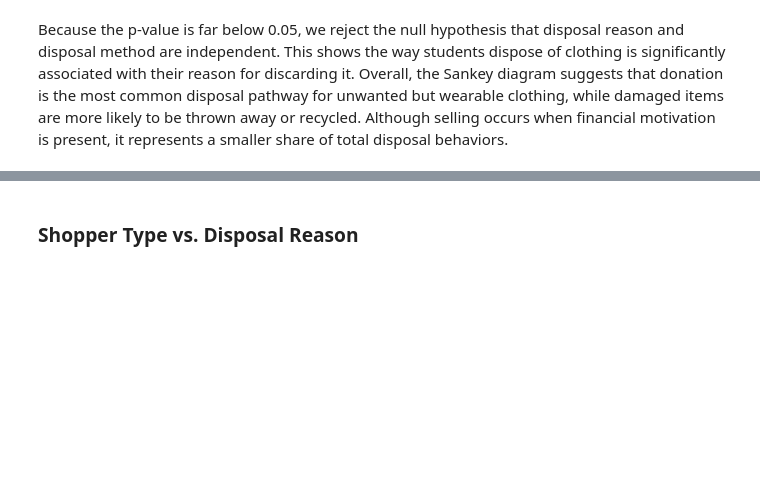
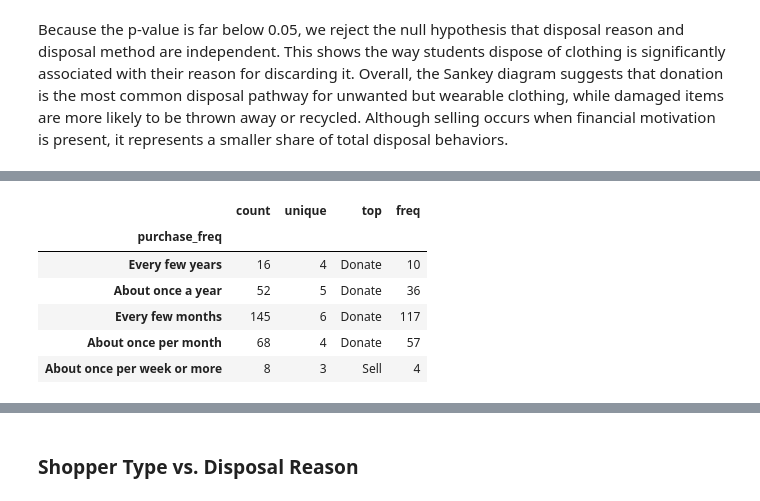
Before and after one commit to COGS108/Group018_WI26, a Jupyter notebook: 03-FinalProject.ipynb, the cells around one changed output, grey strips where cells are left out. Drawn from its saved outputs; the diff is of its cells as text; code cells hidden in the pictures; blank space fills up the shorter version.

```diff
--- a/03-FinalProject.ipynb
+++ b/03-FinalProject.ipynb
@@ -733,0 +781,11 @@ Overall, the Sankey diagram suggests that donation is the most common disposal p
+# %%
+# Let's also look at summary statistics to confirm the trends we see in the plot
+df_clean.groupby('purchase_freq')['disposal_method_clean'].describe()
+# %% [output]
+|  | count | unique | top | freq |
+| purchase_freq |  |  |  |  |
+| Every few years | 16 | 4 | Donate | 10 |
+| About once a year | 52 | 5 | Donate | 36 |
+| Every few months | 145 | 6 | Donate | 117 |
+| About once per month | 68 | 4 | Donate | 57 |
+| About once per week or more | 8 | 3 | Sell | 4 |
```
Also changed, not shown: parts of 11 cells of this notebook.
